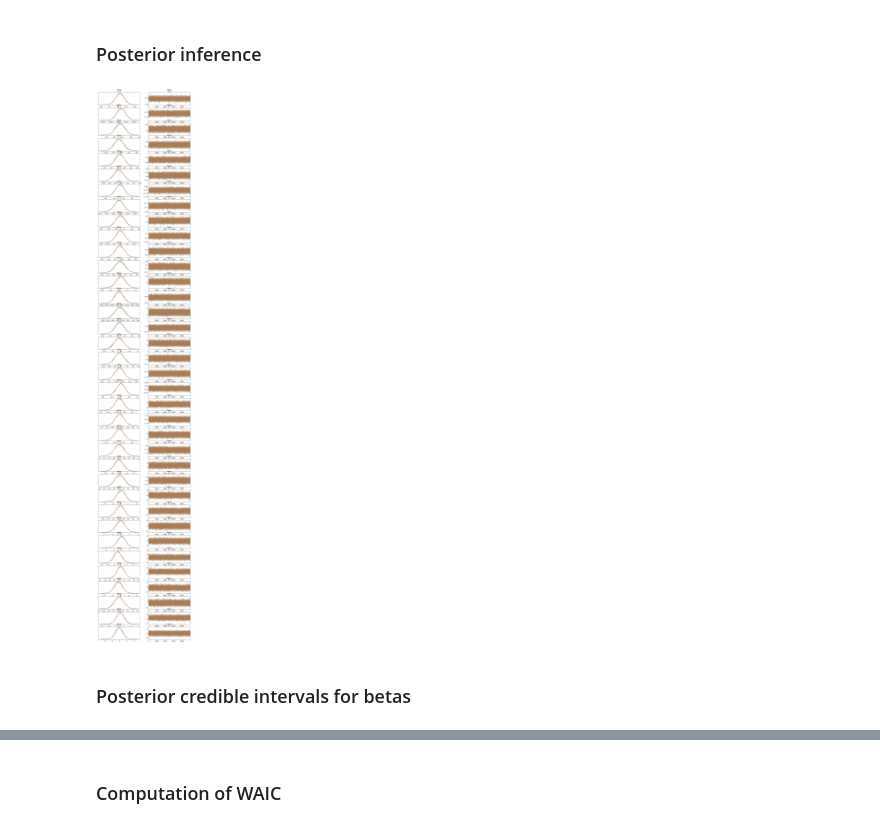
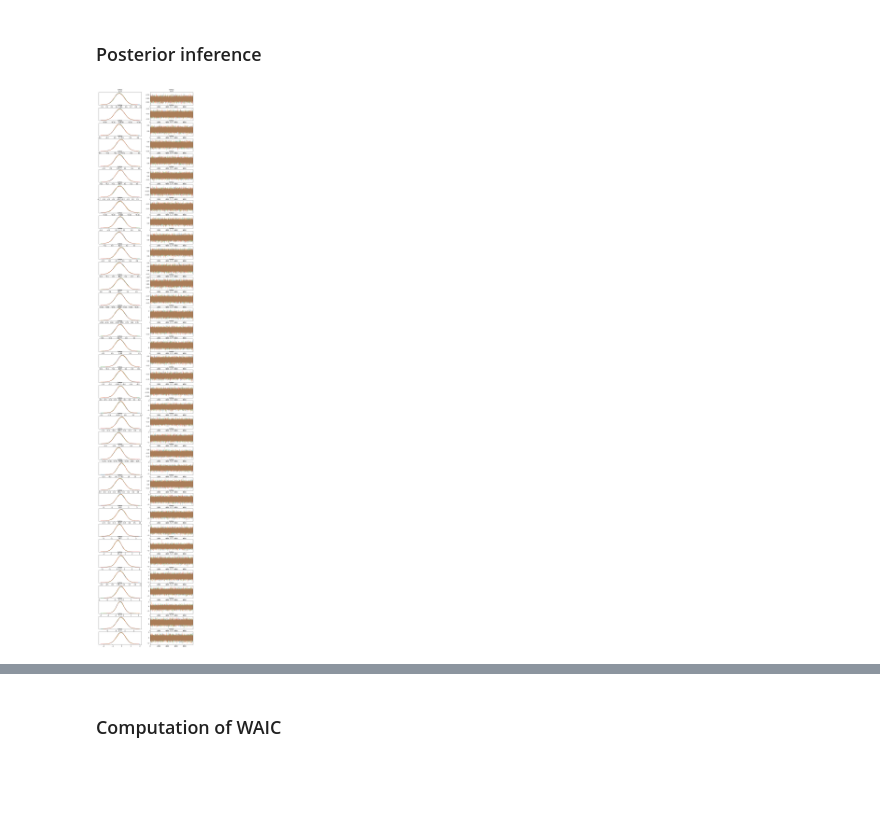
Before and after one commit to richilazza99/bayesian-project, a Jupyter notebook: Model_fixed_clusters.ipynb, the cells around one changed output, grey strips where cells are left out. Drawn from its saved outputs; the diff is of its cells as text; code cells hidden in the pictures; blank space fills up the shorter version.

```diff
--- a/Model_fixed_clusters.ipynb
+++ b/Model_fixed_clusters.ipynb
@@ -36,7 +37,7 @@ dataset
 # %% [markdown]
 ### Import computed clusters
 # %%
-with open("outputs/s_binder.csv", "rb") as f:
+with open("true_dataset_s_binder.csv", "rb") as f:
     s_binder=pd.read_csv(f)
 s_fixed= np.array(s_binder['V1'])
 
@@ -359,11 +363,11 @@ Consider re-running with show_console=True if the above output is unclear!
 # %%
 fit_clus_az = az.from_cmdstanpy(fit_clus)
 
 az.rcParams["plot.max_subplots"] = 100
 
-az.plot_trace(fit_clus_az,var_names=["betas"], compact = False)
+az.plot_trace(fit_clus_az,var_names=["betas"],
+              compact = False
+             )
 plt.show()
 # %% [output]
-[figure, old version]
+[figure, new version]
-# %% [markdown]
-### Posterior credible intervals for betas
```
Also changed, not shown: parts of 21 cells of this notebook.
